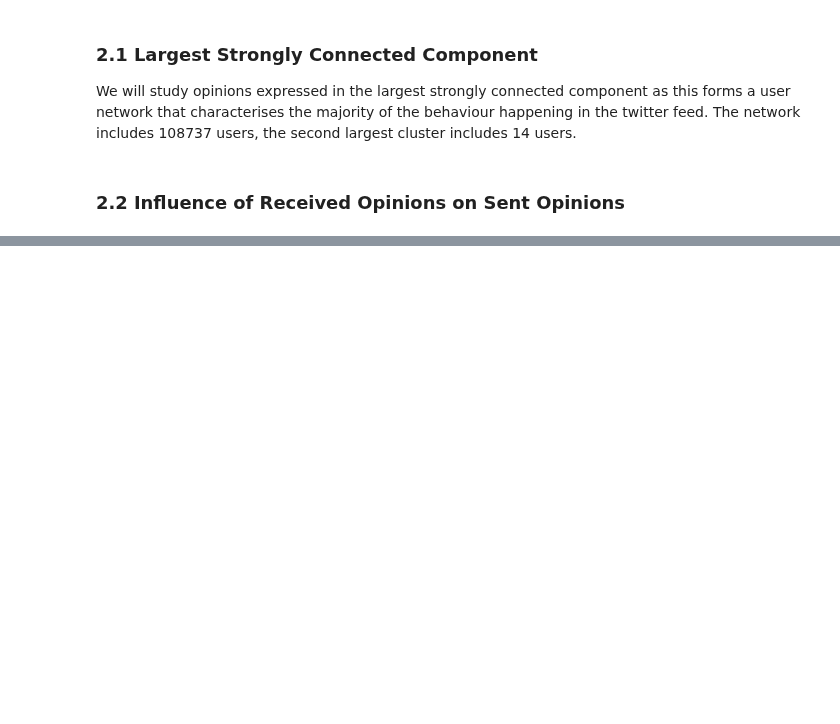
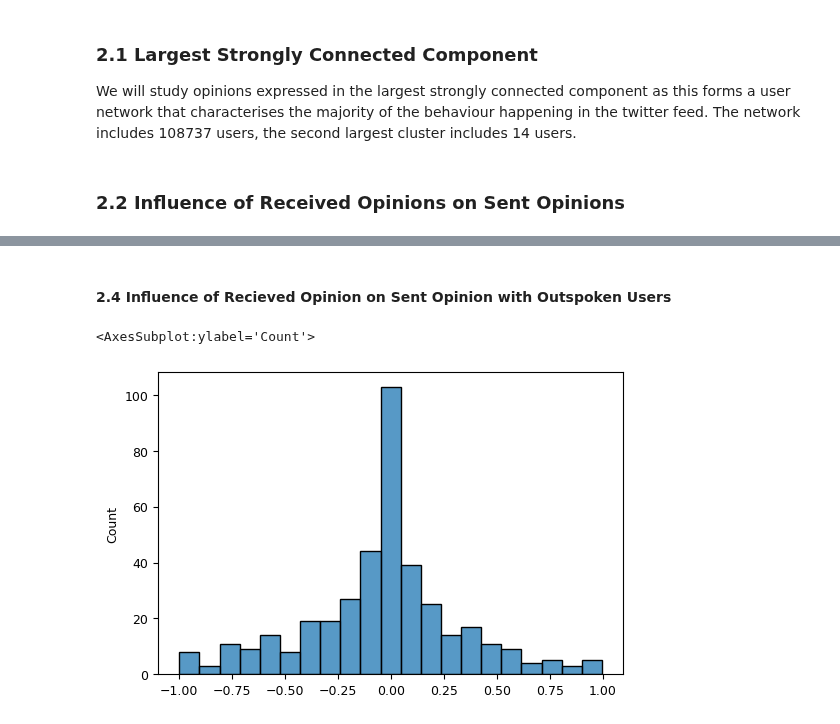
Before and after one commit to J0HNN7G/politic-polar-epsrc, a Jupyter notebook: twitter.ipynb, the cells around one changed output, grey strips where cells are left out. Drawn from its saved outputs; the diff is of its cells as text; code cells hidden in the pictures; blank space fills up the shorter version.

```diff
--- a/twitter.ipynb
+++ b/twitter.ipynb
@@ -427,0 +447,8 @@ sns.histplot(list(map(lambda x: x[1], coefs)))
+# %%
+ocdf = odf[odf.to != '-1'][['by', 'to']]
+ocg = Graph.DataFrame(ocdf, directed=True)
+
+ocs = ocg.components()
+olcg = ocs.giant()
+olc_ids = olcg.vs['name']
+olcdf = tdf[tdf.by.isin(lc_ids) & (tdf.to.isin(lc_ids) | (tdf.to == '-1'))][['time','by', 'to', 'opinion']]
@@ -428,8 +471,21 @@ sns.histplot(list(map(lambda x: x[1], coefs)))
+# %% [markdown]
+#### 2.4 Influence of Recieved Opinion on Sent Opinion with Outspoken Users
 # %%
-by_ops_valid = []
-to_ops_valid = []
-for i in range(len(intra[21][1])):
-    if not math.isnan(intra[21][2][i]):
-        by_ops_valid.append(intra[21][1][i])
-        to_ops_valid.append(intra[21][2][i])
-corr = np.corrcoef(by_ops_valid, to_ops_valid)[0,1]
+intra = interaction_analysis(olcdf, 1000)
+coefs = []
+for user, by_ops, to_ops in intra:
+    by_ops_valid = []
+    to_ops_valid = []
+    for i in range(len(by_ops)):
+        if not math.isnan(to_ops[i]):
+            by_ops_valid.append(by_ops[i])
+            to_ops_valid.append(to_ops[i])
+    if len(by_ops_valid) > 2:
+        corr = np.corrcoef(by_ops_valid, to_ops_valid)[0,1]
+        if not math.isnan(corr):
+            coefs.append((user, corr))
+# %%
+sns.histplot(list(map(lambda x: x[1], coefs)))
+# %% [output]
+<AxesSubplot:ylabel='Count'>
+[figure, added]
```
Also changed, not shown: parts of 15 cells of this notebook.
